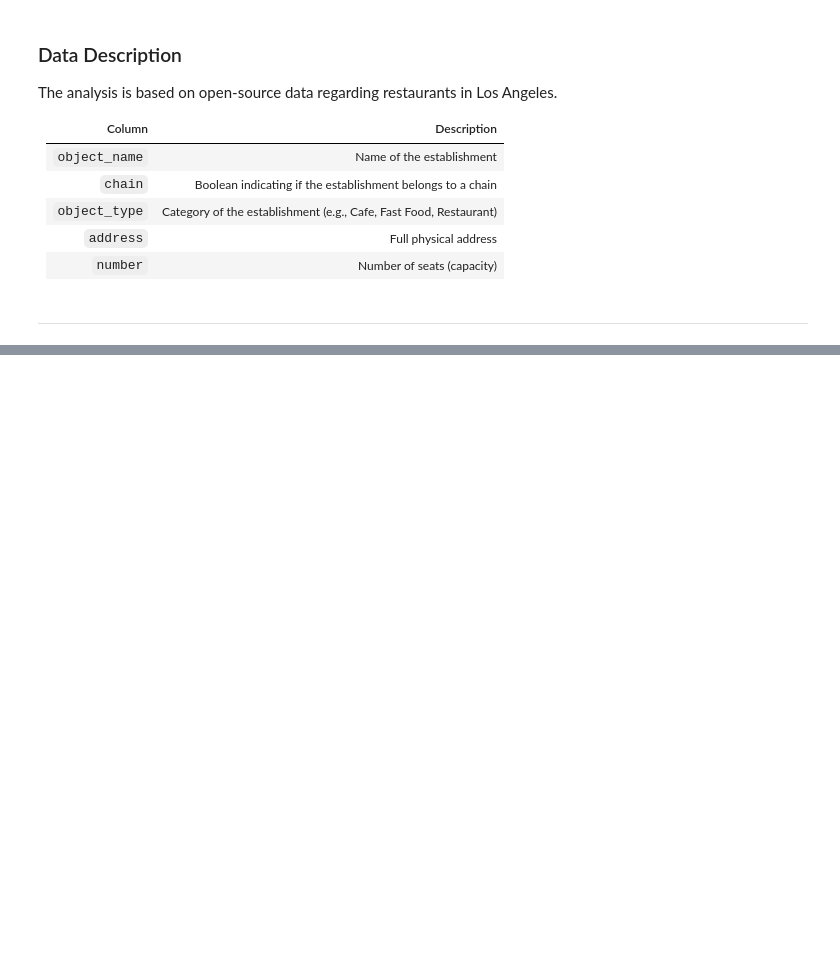
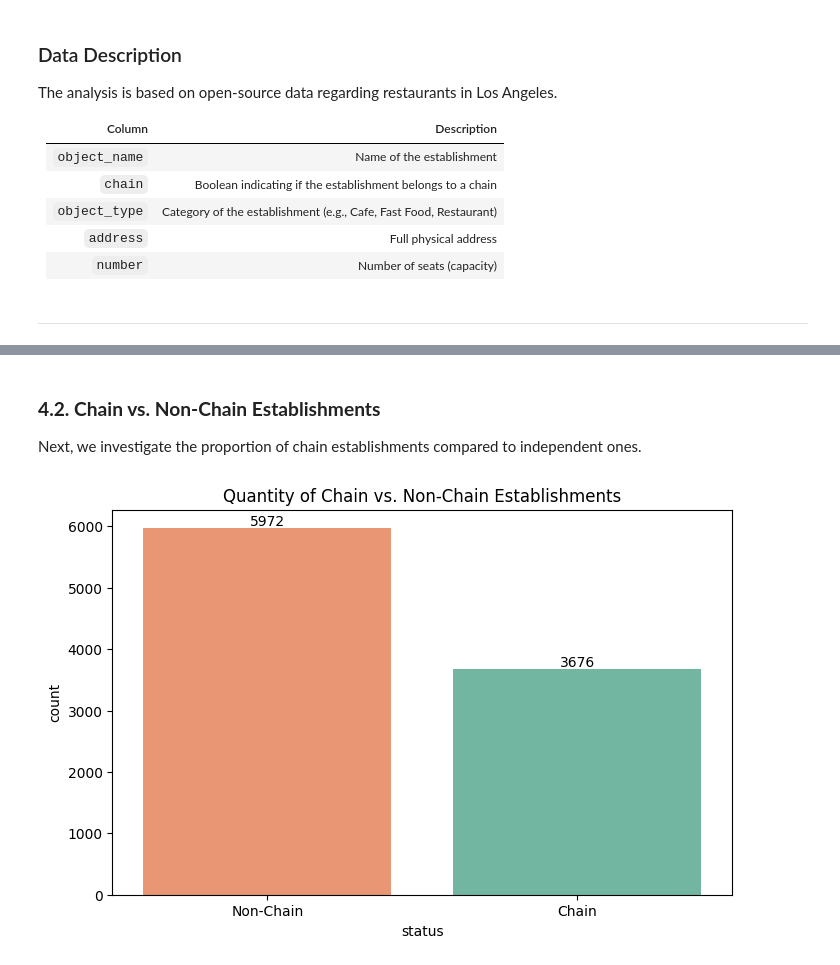
Before and after one commit to kamilatiemi/androdi_cafe_EDA, a Jupyter notebook: notebook/main.ipynb, the cells around one changed output, grey strips where cells are left out. Drawn from its saved outputs; the diff is of its cells as text; code cells hidden in the pictures; blank space fills up the shorter version.

```diff
--- a/notebook/main.ipynb
+++ b/notebook/main.ipynb
@@ -49,0 +146,26 @@ memory usage: 452.5+ KB
+# %% [markdown]
+### **4.2. Chain vs. Non-Chain Establishments**
+
+Next, we investigate the proportion of chain establishments compared to independent ones.
+# %%
+# Calculating the distribution of chains
+chain_dist = rest_data['chain'].value_counts().reset_index()
+chain_dist.columns = ['status', 'count']
+
+# Visualization
+plt.figure(figsize=(8, 5))
+ax = sns.barplot(data=chain_dist, x='status', y='count', palette="Set2", hue='count', legend=False)
+
+# Annotating bars
+for p in ax.patches:
+    ax.annotate(f'{p.get_height():.0f}',
+                (p.get_x() + p.get_width() / 2,
+                 p.get_height()),
+                ha='center', va='bottom',
+                fontsize=10, color='black')
+
+ax.set_xticklabels(['Non-Chain', 'Chain', 'Undefined'])
+plt.title('Quantity of Chain vs. Non-Chain Establishments')
+plt.show()
+# %% [output]
+[figure, added]
```
Also changed, not shown: parts of 116 cells of this notebook.
